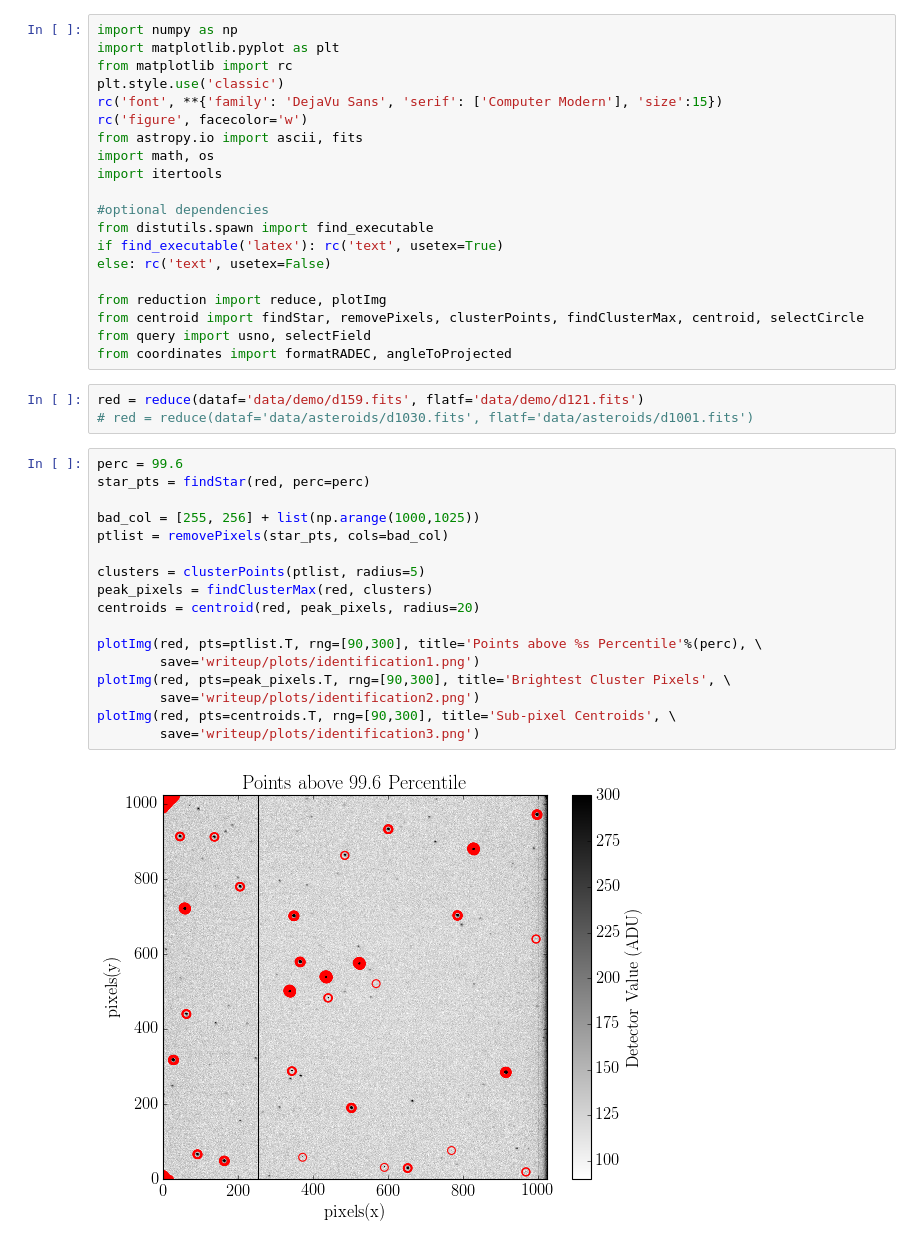
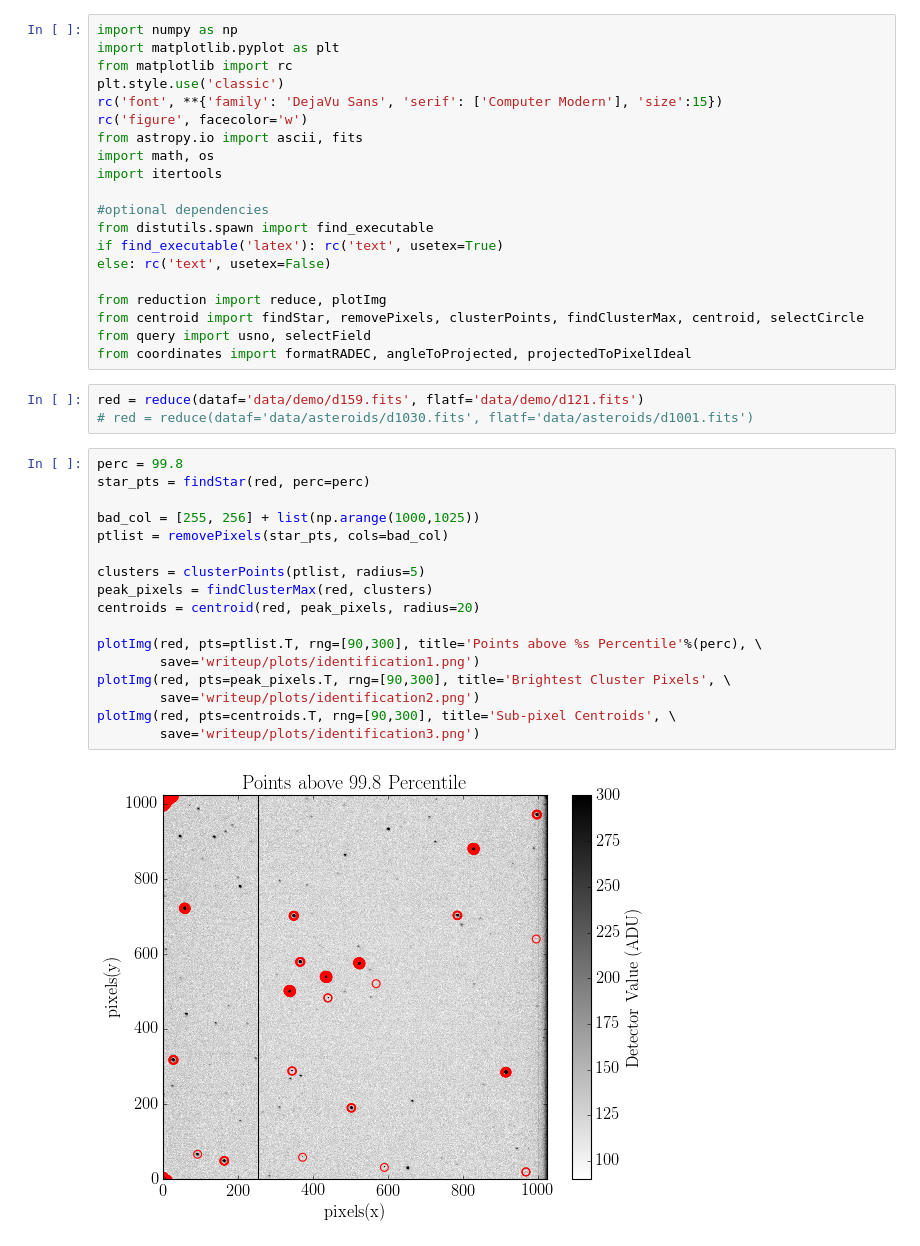
Before and after one commit to jbirky/AsteroidAstrometry, a Jupyter notebook: positions.ipynb, the cells around one changed output. Drawn from its saved outputs; the diff is of its cells as text.

```diff
--- a/positions.ipynb
+++ b/positions.ipynb
@@ -17,26 +17,26 @@ else: rc('text', usetex=False)
 from reduction import reduce, plotImg
 from centroid import findStar, removePixels, clusterPoints, findClusterMax, centroid, selectCircle
 from query import usno, selectField
-from coordinates import formatRADEC, angleToProjected
+from coordinates import formatRADEC, angleToProjected, projectedToPixelIdeal
 # %%
 red = reduce(dataf='data/demo/d159.fits', flatf='data/demo/d121.fits')
 # red = reduce(dataf='data/asteroids/d1030.fits', flatf='data/asteroids/d1001.fits')
 # %%
-perc = 99.6
+perc = 99.8
 star_pts = findStar(red, perc=perc)
 
 bad_col = [255, 256] + list(np.arange(1000,1025))
 ptlist = removePixels(star_pts, cols=bad_col)
 
 clusters = clusterPoints(ptlist, radius=5)
 peak_pixels = findClusterMax(red, clusters)
 centroids = centroid(red, peak_pixels, radius=20)
 
 plotImg(red, pts=ptlist.T, rng=[90,300], title='Points above %s Percentile'%(perc), \
         save='writeup/plots/identification1.png')
 plotImg(red, pts=peak_pixels.T, rng=[90,300], title='Brightest Cluster Pixels', \
         save='writeup/plots/identification2.png')
 plotImg(red, pts=centroids.T, rng=[90,300], title='Sub-pixel Centroids', \
         save='writeup/plots/identification3.png')
 # %% [output]
-[figure, old version]
+[figure, new version]
```
Also changed, not shown: parts of 8 cells of this notebook.
